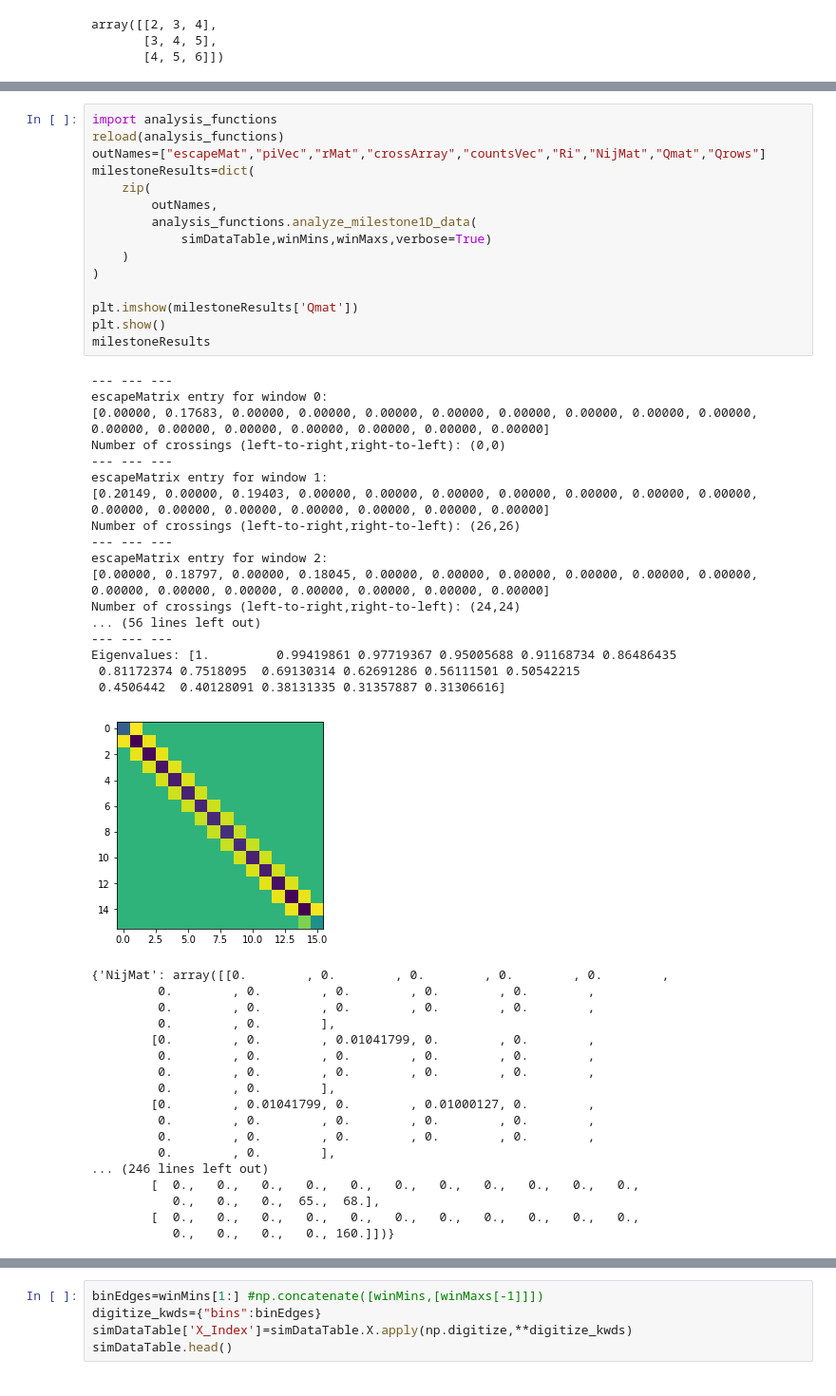
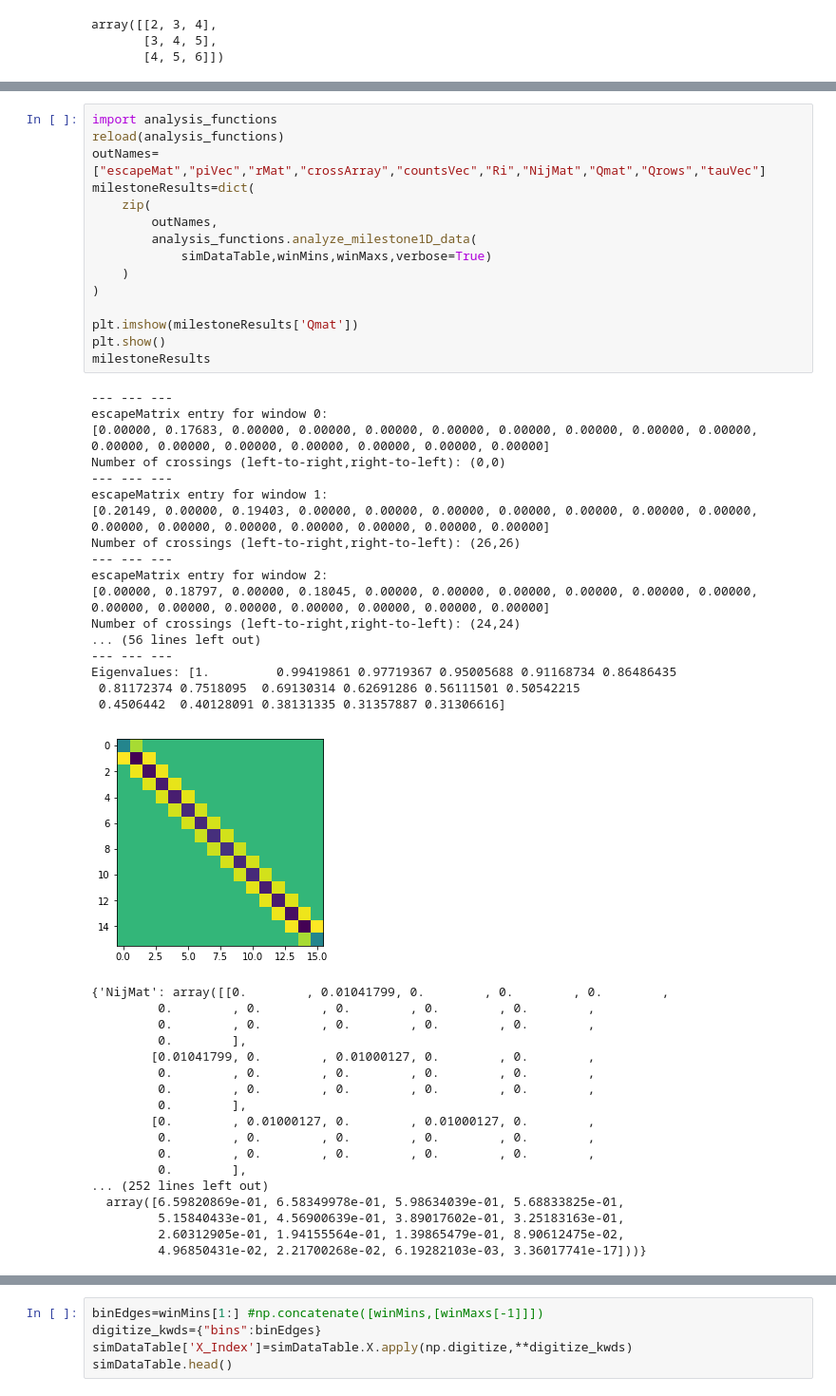
Before and after one commit to wesleymsmith/Milestoning_Analysis, a Jupyter notebook: Analyze_Well_Test_Simulation.ipynb, the cells around one changed output, grey strips where cells are left out. Shown at 95% size. Drawn from its saved outputs; the diff is of its cells as text.

```diff
--- a/Analyze_Well_Test_Simulation.ipynb
+++ b/Analyze_Well_Test_Simulation.ipynb
@@ -194,51 +198,51 @@ zip(zip(testNZinds[0],testNZinds[1]),testMat[testNZinds])
 # %%
 import analysis_functions
 reload(analysis_functions)
-outNames=["escapeMat","piVec","rMat","crossArray","countsVec","Ri","NijMat","Qmat","Qrows"]
+outNames=["escapeMat","piVec","rMat","crossArray","countsVec","Ri","NijMat","Qmat","Qrows","tauVec"]
 milestoneResults=dict(
     zip(
         outNames,
         analysis_functions.analyze_milestone1D_data(
             simDataTable,winMins,winMaxs,verbose=True)
     )
 )
 
 plt.imshow(milestoneResults['Qmat'])
 plt.show()
 milestoneResults
 # %% [output]
 --- --- ---
 escapeMatrix entry for window 0:
 [0.00000, 0.17683, 0.00000, 0.00000, 0.00000, 0.00000, 0.00000, 0.00000, 0.00000, 0.00000, 0.00000, 0.00000, 0.00000, 0.00000, 0.00000, 0.00000, 0.00000]
 Number of crossings (left-to-right,right-to-left): (0,0)
 --- --- ---
 escapeMatrix entry for window 1:
 [0.20149, 0.00000, 0.19403, 0.00000, 0.00000, 0.00000, 0.00000, 0.00000, 0.00000, 0.00000, 0.00000, 0.00000, 0.00000, 0.00000, 0.00000, 0.00000, 0.00000]
 Number of crossings (left-to-right,right-to-left): (26,26)
 --- --- ---
 escapeMatrix entry for window 2:
 [0.00000, 0.18797, 0.00000, 0.18045, 0.00000, 0.00000, 0.00000, 0.00000, 0.00000, 0.00000, 0.00000, 0.00000, 0.00000, 0.00000, 0.00000, 0.00000, 0.00000]
 Number of crossings (left-to-right,right-to-left): (24,24)
 ... (56 lines left out)
 --- --- ---
 Eigenvalues: [1.         0.99419861 0.97719367 0.95005688 0.91168734 0.86486435
  0.81172374 0.7518095  0.69130314 0.62691286 0.56111501 0.50542215
  0.4506442  0.40128091 0.38131335 0.31357887 0.31306616]
-[figure, old version]
+[figure, new version]
-{'NijMat': array([[0.        , 0.        , 0.        , 0.        , 0.        ,
+{'NijMat': array([[0.        , 0.01041799, 0.        , 0.        , 0.        ,
          0.        , 0.        , 0.        , 0.        , 0.        ,
          0.        , 0.        , 0.        , 0.        , 0.        ,
-         0.        , 0.        ],
-        [0.        , 0.        , 0.01041799, 0.        , 0.        ,
+         0.        ],
+        [0.01041799, 0.        , 0.01000127, 0.        , 0.        ,
          0.        , 0.        , 0.        , 0.        , 0.        ,
          0.        , 0.        , 0.        , 0.        , 0.        ,
-         0.        , 0.        ],
-        [0.        , 0.01041799, 0.        , 0.01000127, 0.        ,
+         0.        ],
+        [0.        , 0.01000127, 0.        , 0.01000127, 0.        ,
          0.        , 0.        , 0.        , 0.        , 0.        ,
          0.        , 0.        , 0.        , 0.        , 0.        ,
-         0.        , 0.        ],
-... (246 lines left out)
-        [  0.,   0.,   0.,   0.,   0.,   0.,   0.,   0.,   0.,   0.,   0.,
-           0.,   0.,   0.,  65.,  68.],
-        [  0.,   0.,   0.,   0.,   0.,   0.,   0.,   0.,   0.,   0.,   0.,
-           0.,   0.,   0.,   0., 160.]])}
+         0.        ],
+... (252 lines left out)
+  array([6.59820869e-01, 6.58349978e-01, 5.98634039e-01, 5.68833825e-01,
+         5.15840433e-01, 4.56900639e-01, 3.89017602e-01, 3.25183163e-01,
+         2.60312905e-01, 1.94155564e-01, 1.39865479e-01, 8.90612475e-02,
+         4.96850431e-02, 2.21700268e-02, 6.19282103e-03, 3.36017741e-17]))}
```
Also changed, not shown: parts of 4 cells of this notebook, 4 other files.
